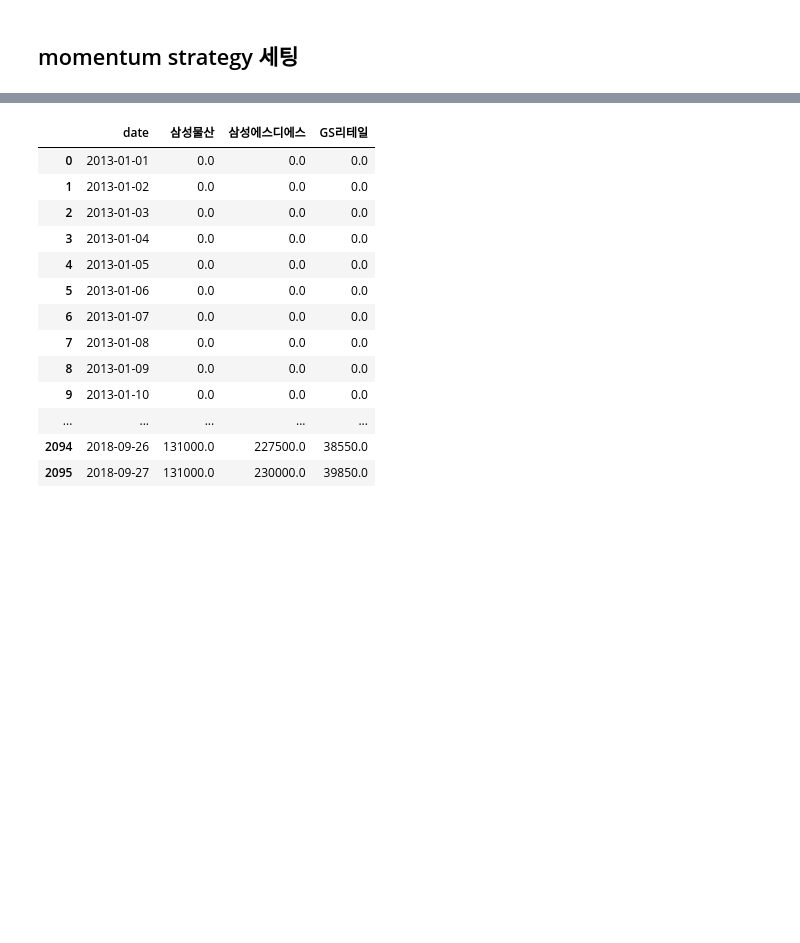
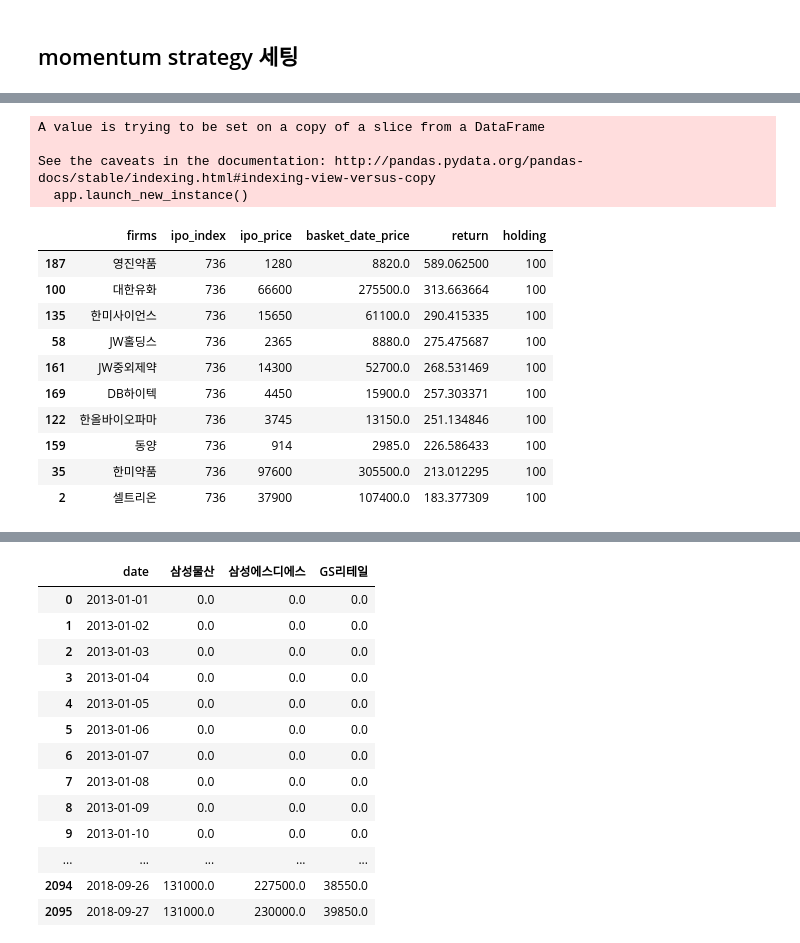
Before and after one commit to jaepil-choi/2018-2_FI_hw1, a Jupyter notebook: strategy1.ipynb, the cells around one changed output, grey strips where cells are left out. Cells and saved outputs as stored; diff of their text form; code cells hidden in the pictures; blank space fills up the shorter version.

```diff
--- a/strategy1.ipynb
+++ b/strategy1.ipynb
@@ -165,23 +167,52 @@ df.to_pickle('KOSPI200_2013-2018.p')
 class MovingWindow:
     def __init__(self):
         self.basket = pd.DataFrame()
+        self.top10firms = []
+        self.top10 = pd.DataFrame()
+        self.holding = pd.DataFrame()
         self.window = pd.Timedelta('365 days')
-        self.current_date = pd.Timestamp('2015-12-31 00:00:00') # 너무 많은 주식들이 2014.12.31엔 0원이다.
+        self.balance = 0
+        self.current_date = pd.Timestamp('2016-12-31 00:00:00') # 너무 많은 주식들이 2014.12.31엔 0원이다.2015도...
 
-    def get_basket(self):
+    def get_top10(self):
         self.basket['firms'] = df.columns[1:]
         self.basket['ipo_index'] = df.drop(['date'], axis=1).ne(0).idxmax().values #마지막에 values 붙여줘야 series를 df에 column으로 부착 가능.
         self.basket['ipo_price'] = 0
-        for idx, row in self.basket.iterrows():
+        for idx, row in self.basket.iterrows(): # 이 부분이 iterrows 때문에 병목이 생기는 것으로 보임.
             self.basket['ipo_price'][idx] = df.drop(['date'], axis=1)[row["firms"]].iloc[row['ipo_index']]
-        self.basket['basket_date_price'] = df.drop(['date'], axis=1).loc[df['date']==current_date].squeeze().values
+        self.basket['basket_date_price'] = df.drop(['date'], axis=1).loc[df['date']==self.current_date].squeeze().values
 
         self.basket = self.basket[self.basket.basket_date_price > self.basket.ipo_price] # +수익률만 남김.
 
         self.basket['return'] = 100*(self.basket.basket_date_price - self.basket.ipo_price)/self.basket.ipo_price
         self.basket = self.basket.sort_values(by='return', ascending=False) # 수익률 순으로 내림차순 정렬.
 
-        return self.basket.head(10)
+        self.basket['holding'] = 100
 
-    def yearly_return(self):
-        self.basket
+        self.top10 = self.basket.head(10)
+        self.holding = self.top10[['firms', 'holding']]
+        self.top10firms = list(self.top10.firms)
+
+        return self.top10
+
+    def after_t_return(self):
+        self.current_date += t
+        self.basket = df[['date']+list(self.top10firms)]
+
+        self.top10 = pd.DataFrame()
+        self.top10['firms'] = self.top10firms
+        self.top10['current_price'] = self.basket[self.basket['date'] == self.current_date].drop(['date'], axis=1).squeeze().values
+        self.top10['year_ago_price'] = self.basket[self.basket['date'] == self.current_date - self.window].drop(['date'], axis=1).squeeze().values
+        self.top10['return'] = 100*(self.top10.current_price - self.top10.year_ago_price)/self.top10.year_ago_price
+
+        self.top10 = self.top10.sort_values(by='return', ascending=False) # 수익률 순으로 내림차순 정렬.
+
+#         self.top10.join(self.holding, on='firms')
+        pd.merge(self.top10, self.holding, on=['firms'])
+        self.top10['profit'] = (self.top10.current_price - self.top10.year_ago_price) * self.top10.holding
+
+        return self.top10
+
+    def buy_and_sell(self):
+        buy_firm = top10.head(1).firms[0]
+        sell_firm = top10.tail(1).firms[0]
@@ -253,0 +221,18 @@ Name: 736, Length: 203, dtype: object
+# %%
+s1.get_top10()
+# %% [output]
+A value is trying to be set on a copy of a slice from a DataFrame
+
+See the caveats in the documentation: http://pandas.pydata.org/pandas-docs/stable/indexing.html#indexing-view-versus-copy
+  app.launch_new_instance()
+|  | firms | ipo_index | ipo_price | basket_date_price | return | holding |
+| 187 | 영진약품 | 736 | 1280 | 8820.0 | 589.062500 | 100 |
+| 100 | 대한유화 | 736 | 66600 | 275500.0 | 313.663664 | 100 |
+| 135 | 한미사이언스 | 736 | 15650 | 61100.0 | 290.415335 | 100 |
+| 58 | JW홀딩스 | 736 | 2365 | 8880.0 | 275.475687 | 100 |
+| 161 | JW중외제약 | 736 | 14300 | 52700.0 | 268.531469 | 100 |
+| 169 | DB하이텍 | 736 | 4450 | 15900.0 | 257.303371 | 100 |
+| 122 | 한올바이오파마 | 736 | 3745 | 13150.0 | 251.134846 | 100 |
+| 159 | 동양 | 736 | 914 | 2985.0 | 226.586433 | 100 |
+| 35 | 한미약품 | 736 | 97600 | 305500.0 | 213.012295 | 100 |
+| 2 | 셀트리온 | 736 | 37900 | 107400.0 | 183.377309 | 100 |
```
Also changed, not shown: parts of 16 cells of this notebook.
